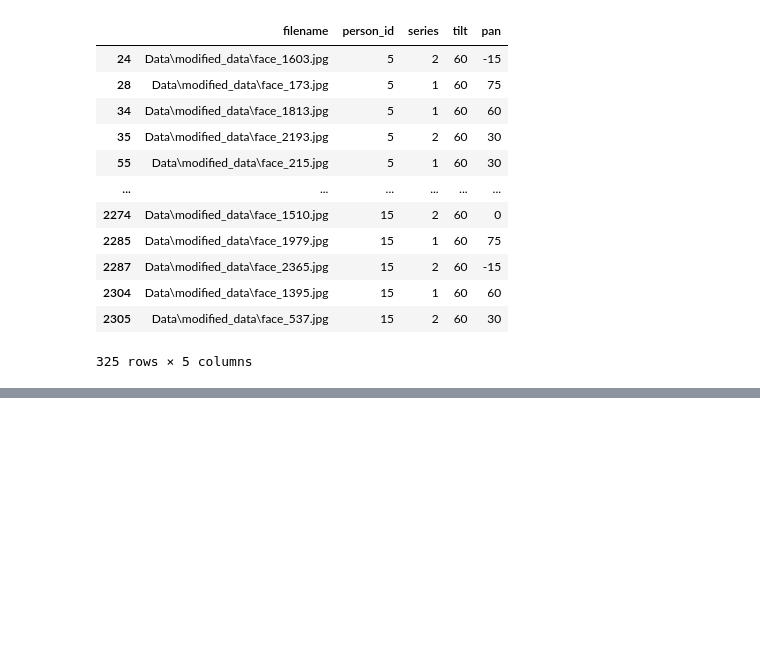
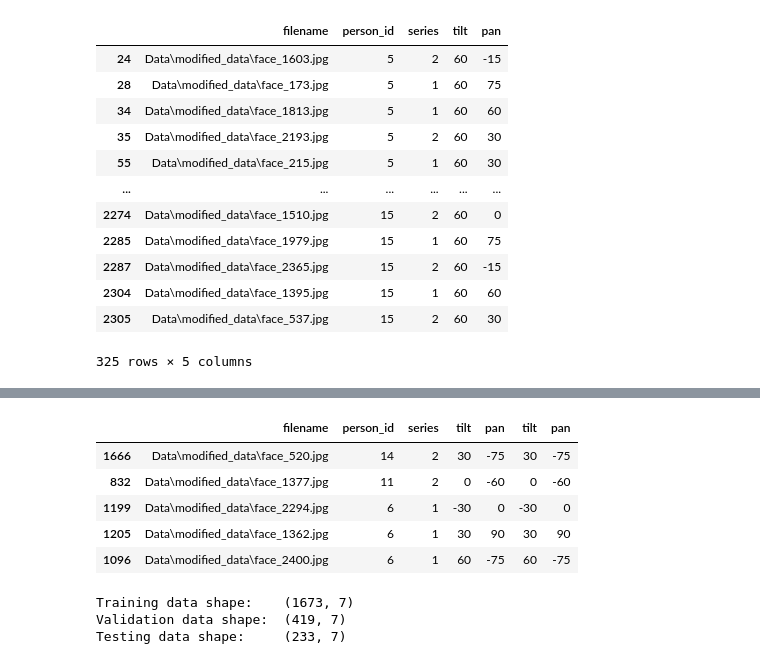
Before and after one commit to Akshay1210/face-orientation-NN, a Jupyter notebook: Untitled1.ipynb, the cells around one changed output, grey strips where cells are left out. Saved outputs shown, nothing was run; the diff lists cells and outputs as text; code cells hidden in the pictures; blank space fills up the shorter version.

```diff
--- a/Untitled1.ipynb
+++ b/Untitled1.ipynb
@@ -117,3 +133,11 @@ raw_train.loc[raw_train['tilt']==60]
 | 2304 | Data\modified_data\face_1395.jpg | 15 | 1 | 60 | 60 |
 | 2305 | Data\modified_data\face_537.jpg | 15 | 2 | 60 | 30 |
 325 rows × 5 columns
+# %%
+X=raw_train[['filename']]
+tilt=raw_train[['tilt']]
+pan=raw_train[['pan']]
+# %%
+split = train_test_split(raw_train, tilt, pan,
+test_size=0.1, random_state=42,stratify=tilt)
+(trainX, testX, trainTiltY, testTiltY,trainPanY, testPanY) = split
@@ -119,0 +154,4 @@ raw_train.loc[raw_train['tilt']==60]
+# %%
+split1 = train_test_split(trainX, trainTiltY, trainPanY,
+test_size=0.2, random_state=42,stratify=trainTiltY)
+(trainX1, valX1, trainTiltY1, valTiltY1,trainPanY1, valPanY1) = split1
@@ -119,0 +179,13 @@ raw_train.loc[raw_train['tilt']==60]
+# %%
+train_df=pd.concat([trainX1,trainTiltY1,trainPanY1],axis=1)
+val_df=pd.concat([valX1,valTiltY1,valPanY1],axis=1)
+test_df=pd.concat([testX,testTiltY,testPanY],axis=1)
+# %%
+val_df.head()
+# %% [output]
+|  | filename | person_id | series | tilt | pan | tilt | pan |
+| 1666 | Data\modified_data\face_520.jpg | 14 | 2 | 30 | -75 | 30 | -75 |
+| 832 | Data\modified_data\face_1377.jpg | 11 | 2 | 0 | -60 | 0 | -60 |
+| 1199 | Data\modified_data\face_2294.jpg | 6 | 1 | -30 | 0 | -30 | 0 |
+| 1205 | Data\modified_data\face_1362.jpg | 6 | 1 | 30 | 90 | 30 | 90 |
+| 1096 | Data\modified_data\face_2400.jpg | 6 | 1 | 60 | -75 | 60 | -75 |
@@ -119,0 +196,8 @@ raw_train.loc[raw_train['tilt']==60]
+# %%
+print("Training data shape:   ",train_df.shape)
+print("Validation data shape: ",val_df.shape)
+print("Testing data shape:    ",test_df.shape)
+# %% [output]
+Training data shape:    (1673, 7)
+Validation data shape:  (419, 7)
+Testing data shape:     (233, 7)
```
Also changed, not shown: parts of 21 cells of this notebook, 3 other files.
